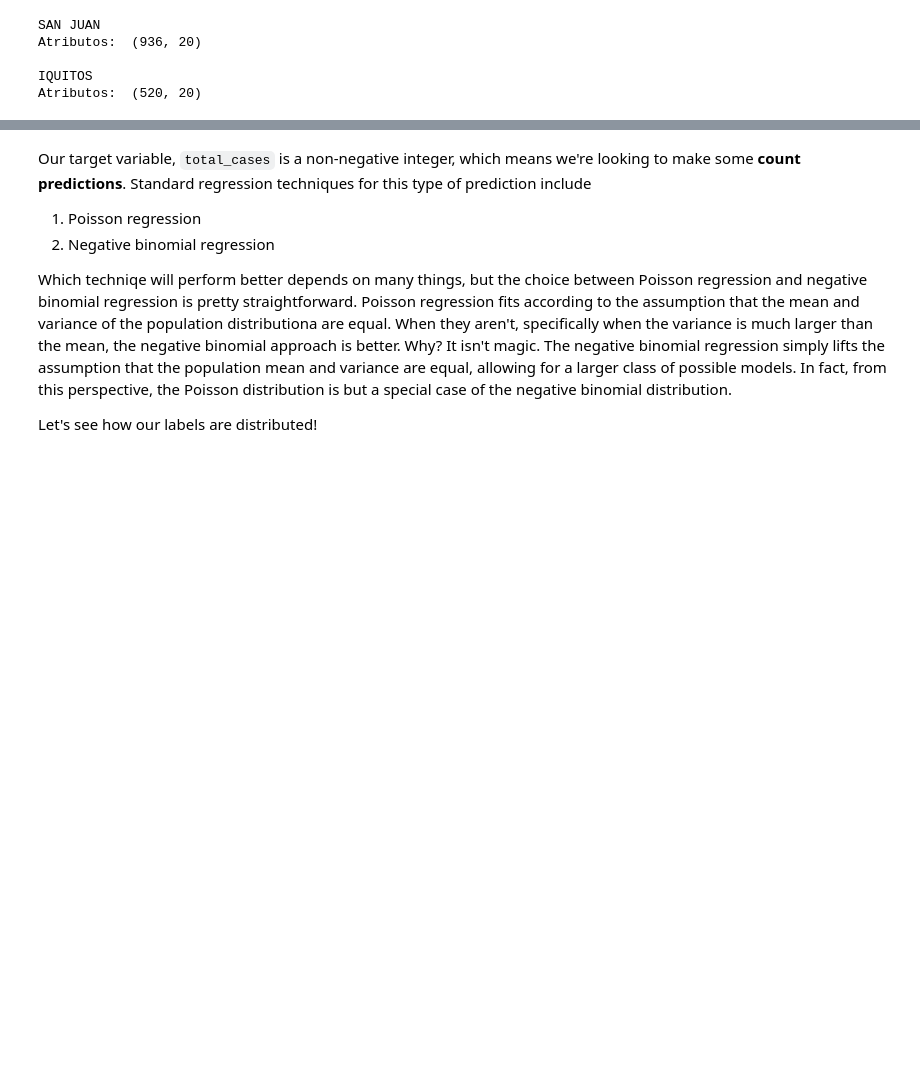
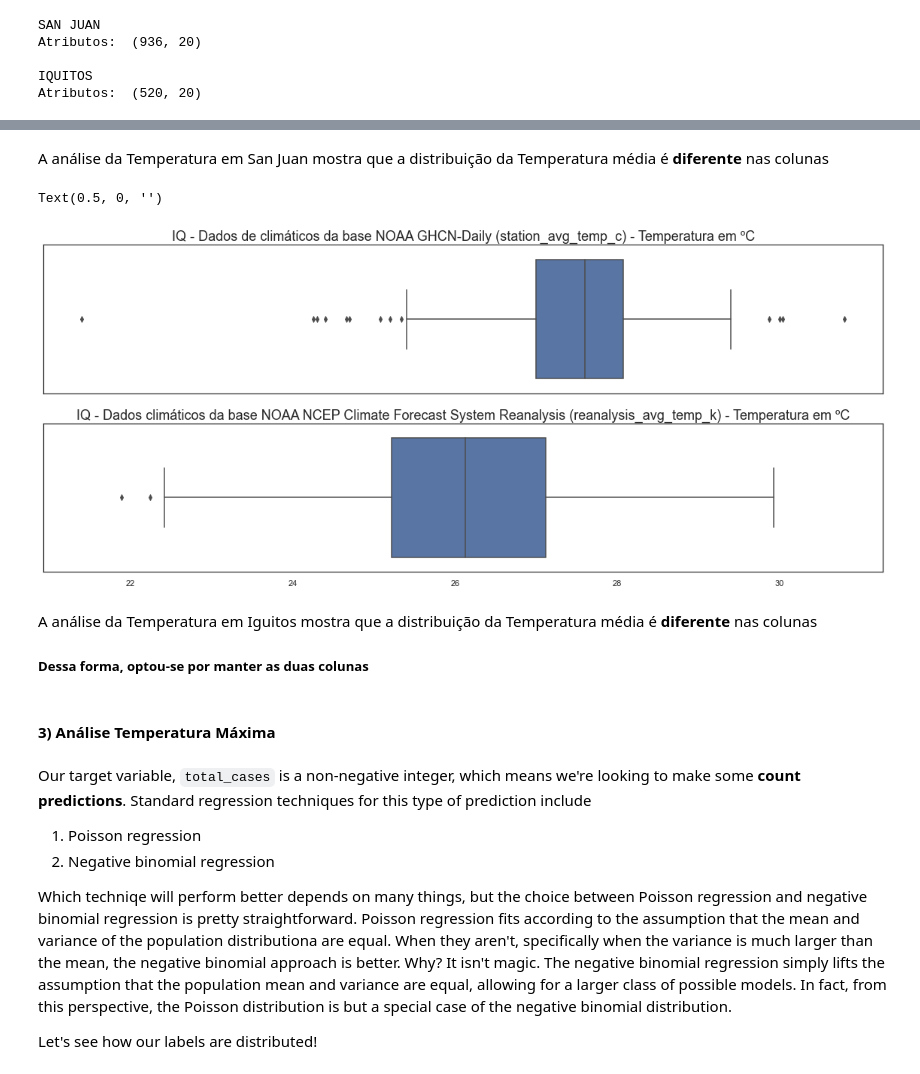
Before and after one commit to ciencia-dados-ifsp-grupo5/DengAI, a Jupyter notebook: notebooks/dengAI.ipynb, the cells around one changed output, grey strips where cells are left out. Drawn from its saved outputs; the diff is of its cells as text; code cells hidden in the pictures; blank space fills up the shorter version.

```diff
--- a/notebooks/dengAI.ipynb
+++ b/notebooks/dengAI.ipynb
@@ -391,3 +439,25 @@ Atributos:  (520, 20)
+# %% [markdown]
+A análise da Temperatura em San Juan mostra que a distribuição da Temperatura média é **diferente** nas colunas
+# %%
+fig, axs = plt.subplots(2, sharex=True, figsize=(20,8))
+
+sns.boxplot(x=iq_features.station_avg_temp_c , ax=axs[0])
+axs[0].set_title('IQ - Dados de climáticos da base NOAA GHCN-Daily (station_avg_temp_c) - Temperatura em ºC' )
+axs[0].set_xlabel('')
+
+sns.boxplot(x=iq_features.reanalysis_avg_temp_k - 273 , ax=axs[1])
+axs[1].set_title('IQ - Dados climáticos da base NOAA NCEP Climate Forecast System Reanalysis (reanalysis_avg_temp_k) - Temperatura em ºC')
+axs[1].set_xlabel('')
+# %% [output]
+Text(0.5, 0, '')
+[figure, added]
+# %% [markdown]
+A análise da Temperatura em Iguitos mostra que a distribuição da Temperatura média é **diferente** nas colunas
+
+
+##### Dessa forma, optou-se por manter as duas colunas
+# %% [markdown]
+#### 3) Análise Temperatura Máxima
 # %% [markdown]
 Our target variable, `total_cases` is a non-negative integer, which means we're looking to make some **count predictions**. Standard regression techniques for this type of prediction include
 
```
Also changed, not shown: parts of 9 cells of this notebook.
